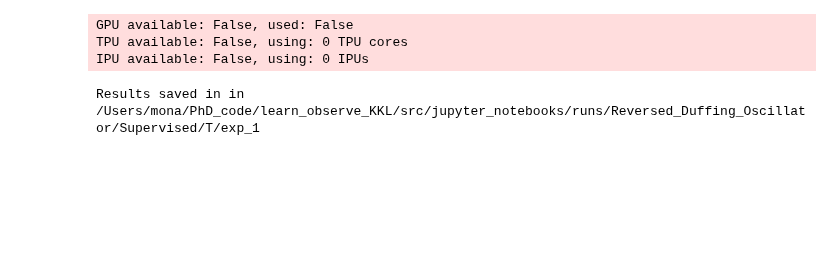
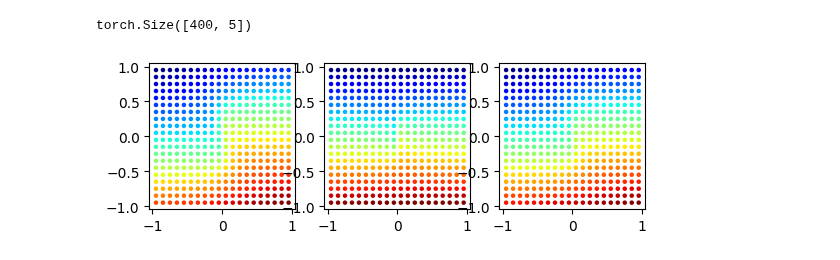
Before and after one commit to Centre-automatique-et-systemes/learn_observe_KKL, a Jupyter notebook: jupyter_notebooks/2_tut_supervised_duffing.ipynb, the cells around one changed output. Saved outputs shown, nothing was run; the diff lists cells and outputs as text; code cells hidden in the pictures; blank space fills up the shorter version.

Commit message:
ajout methode de génération de grille non uniforme

```diff
--- a/jupyter_notebooks/2_tut_supervised_duffing.ipynb
+++ b/jupyter_notebooks/2_tut_supervised_duffing.ipynb
@@ -8,7 +11,10 @@ import torch
 import seaborn as sb
 import pytorch_lightning as pl
 import numpy as np
-import time
+import matplotlib as mpl
+mpl.rcParams.update(mpl.rcParamsDefault)
+import matplotlib.pyplot as plt
+
 
 from sklearn.model_selection import train_test_split
 from pytorch_lightning.loggers import TensorBoardLogger
@@ -17,22 +23,22 @@ from pytorch_lightning.callbacks import ModelCheckpoint
 from learn_KKL.luenberger_observer import LuenbergerObserver
 from learn_KKL.system import RevDuffing
 from learn_KKL.learner import Learner
-
-sb.set_style('whitegrid')
+from learn_KKL.raffinement import *
+#sb.set_style('whitegrid')
 # %%
 # Set up the system
 system = RevDuffing()
+# %%
+# Instantiate the observer
+observer = LuenbergerObserver(dim_x=2, dim_y=1, method='Supervised', wc=0.03,
+                              activation=torch.nn.SiLU())
+observer.set_dynamics(system)
+# Generate (x_i, z_i) data by running system backward, then system + observer
+# forward in time
+data = observer.generate_data_svl(np.array([[-1, 1.], [-1., 1.]]), [20,20],
+                                  method='adaptative')
+data, val_data = train_test_split(data, test_size=0.3, shuffle=True)
 # %%
-# Instantiate the observer
-observer = LuenbergerObserver(dim_x=2, dim_y=1, method='Supervised', wc=0.03,
-                              activation=torch.nn.SiLU())
-observer.set_dynamics(system)
-# Generate (x_i, z_i) data by running system backward, then system + observer
-# forward in time
-data = observer.generate_data_svl(np.array([[-1, 1.], [-1., 1.]]), 10000,
-                                  method='LHS')
-data, val_data = train_test_split(data, test_size=0.3, shuffle=True)
-
 # Train the forward transformation using pytorch-lightning and the learner class
 # Options for training
 trainer_options={'max_epochs': 15}
@@ -54,8 +60,13 @@ checkpoint_callback = ModelCheckpoint(monitor='val_loss')
 trainer = pl.Trainer(
     callbacks=[stopper, checkpoint_callback], **trainer_options, logger=logger,
     log_every_n_steps=1, check_val_every_n_epoch=3)
-# %% [output]
-GPU available: False, used: False
-TPU available: False, using: 0 TPU cores
-IPU available: False, using: 0 IPUs
-Results saved in in /Users/mona/PhD_code/learn_observe_KKL/src/jupyter_notebooks/runs/Reversed_Duffing_Oscillator/Supervised/T/exp_1
+# %%
+print(data.shape)
+im,ax = plt.subplots(1,3)
+for i in range(3):
+    ax[i].scatter(data[:,0],data[:,1],c = data[:,2+i],s=5,cmap='jet')
+    ax[i].axis('square')
+plt.show()
+# %% [output]
+torch.Size([400, 5])
+[figure, added]
```
Also changed, not shown: parts of 8 cells of this notebook, 7 other files.
